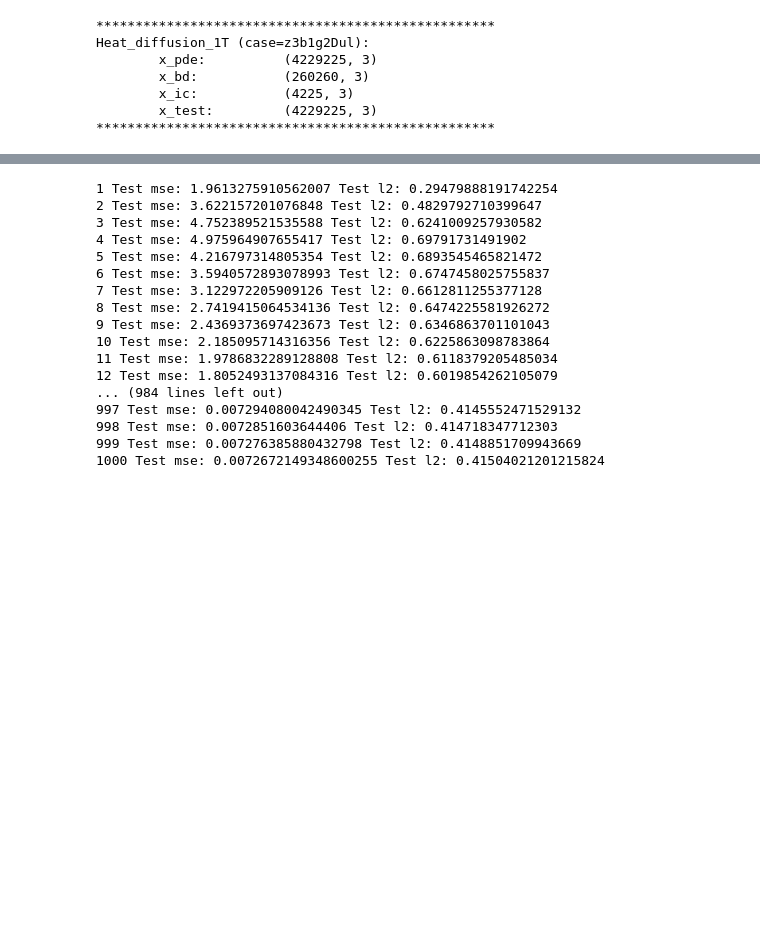
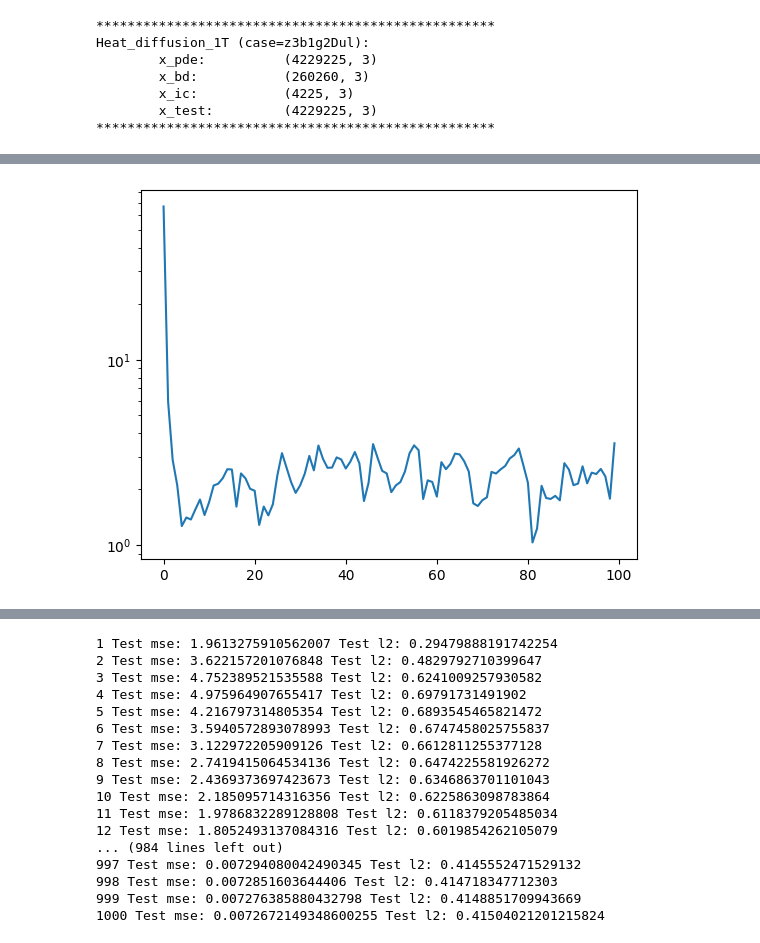
Before and after one commit to CassandraYe1/TransNet, a Jupyter notebook: ls-1T-z3b1g2Dul.ipynb, the cells around one changed output, grey strips where cells are left out. Drawn from its saved outputs; the diff is of its cells as text; code cells hidden in the pictures; blank space fills up the shorter version.

```diff
--- a/ls-1T-z3b1g2Dul.ipynb
+++ b/ls-1T-z3b1g2Dul.ipynb
@@ -142 +151,7 @@ Test MSE: 7.959773955277799e-06 Test l2: 0.05737426925110208
+# %%
+plt.plot(info1['train_residual'])
+plt.yscale('log')
+plt.show()
+# %% [output]
+[figure, added]
 # %%
```
Also changed, not shown: parts of 11 cells of this notebook, 2 other files.
